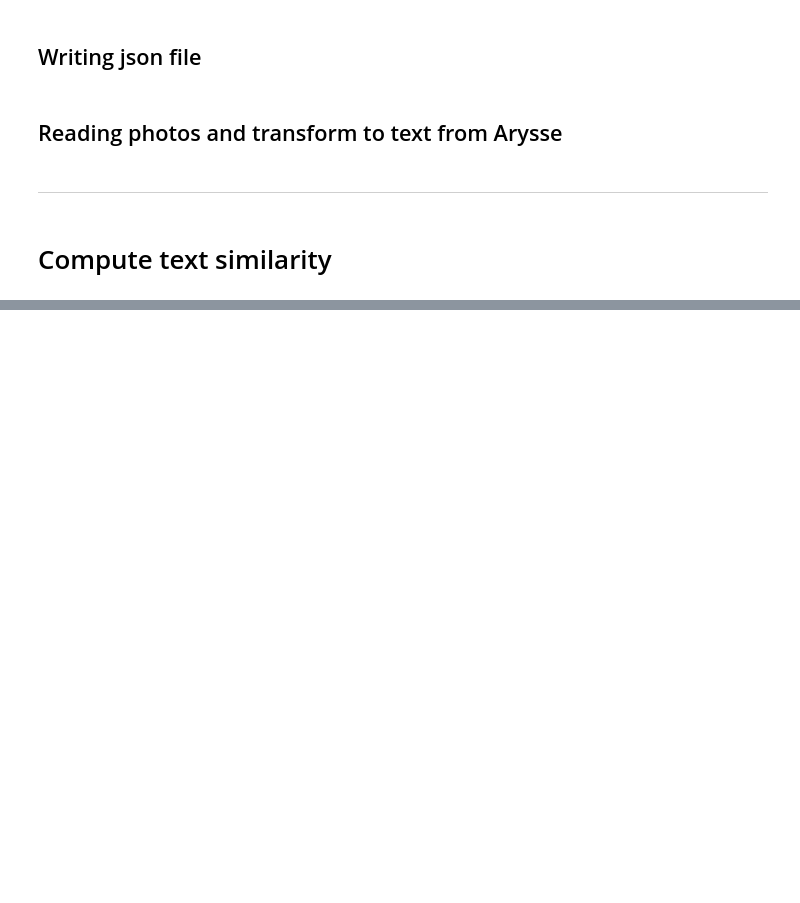
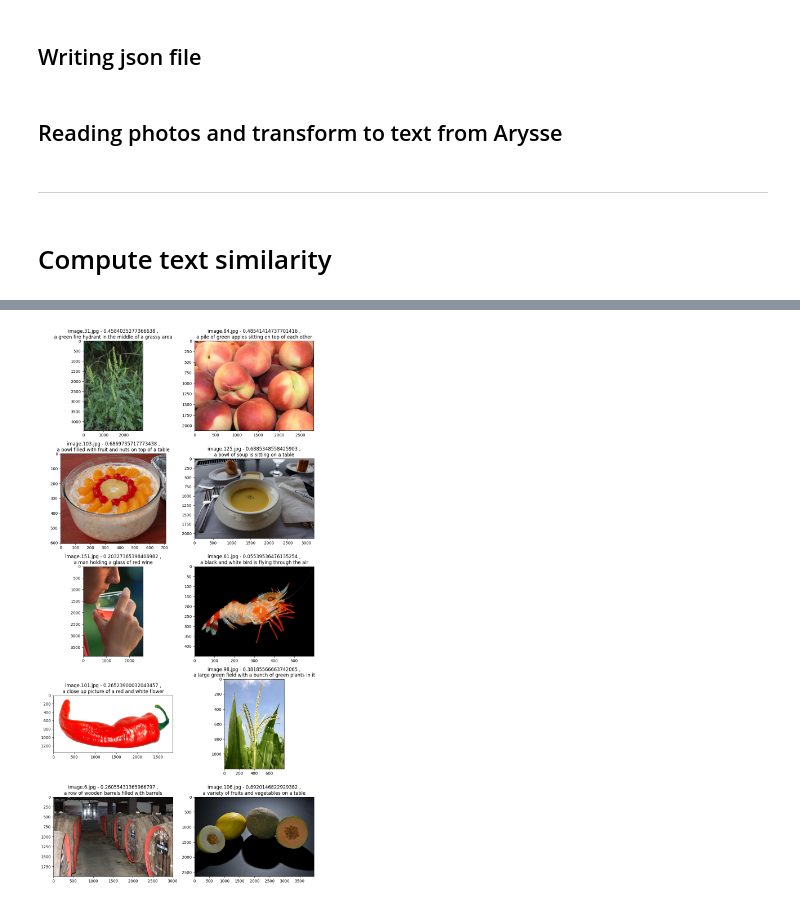
Before and after one commit to akmyat/V-WSD, a Jupyter notebook: poon-method/combined_method/test_new_method.ipynb, the cells around one changed output, grey strips where cells are left out. Saved outputs shown, nothing was run; the diff lists cells and outputs as text; code cells hidden in the pictures; blank space fills up the shorter version.

```diff
--- a/poon-method/combined_method/test_new_method.ipynb
+++ b/poon-method/combined_method/test_new_method.ipynb
@@ -132,0 +295,14 @@ with open(filename, 'w') as f:
+# %%
+fig, axes = plt.subplots(nrows = 5, ncols = 2, figsize = (10,20))
+
+for img in range(1,11):
+    selected_col = df.iloc[row][f'img{img}']
+    IMAGE_PATH = "/Users/carlosito/Documents/vsCode/vs-DANI/DL-Project/semeval-2023-task-1-V-WSD-train-v1/trial_v1/trial_images_v1/"
+    IMAGE_PATH_EACH = IMAGE_PATH + selected_col
+
+    plot_img = Image.open(IMAGE_PATH_EACH)
+    axes.flatten()[img-1].imshow(plot_img)
+    axes.flatten()[img-1].set_title(f"{selected_col} - {score_matrix[row][img-1]} ,\n {generated_text_dict[selected_col]}")
+    plt.tight_layout()
+# %% [output]
+[figure, added]
```
Also changed, not shown: parts of 24 cells of this notebook.
